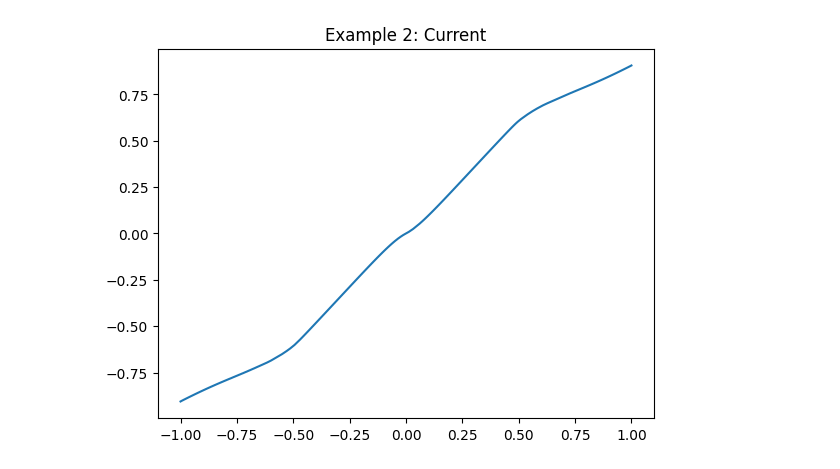
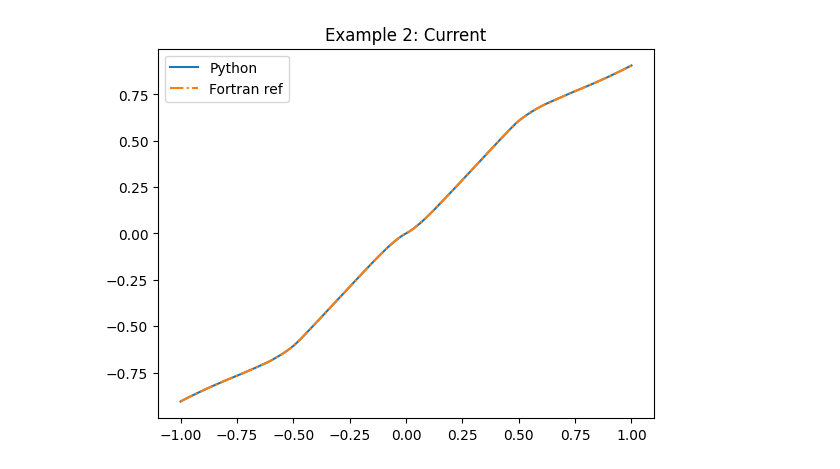
Before and after one commit to aj0337/PAOFLOW-QTpy, a Jupyter notebook: examples/analysis.ipynb, the cells around one changed output. Drawn from its saved outputs; the diff is of its cells as text; code cells hidden in the pictures.

```diff
--- a/examples/analysis.ipynb
+++ b/examples/analysis.ipynb
@@ -48,7 +72,10 @@ plt.show()
 # %%
 current = np.loadtxt("example02/output/current.dat")
-plt.plot(current[:, 0], current[:, 1], label="eg 2")
+current_ref = np.loadtxt("../Reference/Fortran/example02/current.dat")
+plt.plot(current[:, 0], current[:, 1], label="Python")
+plt.plot(current_ref[:, 0], current_ref[:, 1], '-.' , label="Fortran ref")
 plt.title("Example 2: Current")
+plt.legend()
 plt.show()
 # %% [output]
-[figure, old version]
+[figure, new version]
```
Also changed, not shown: parts of 2 cells of this notebook, 22 other files.
